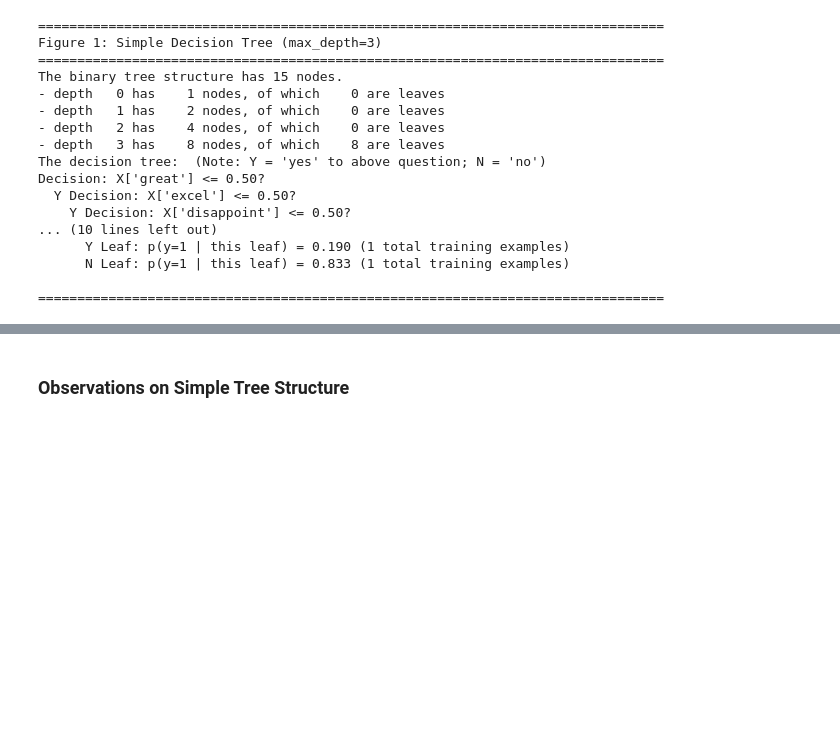
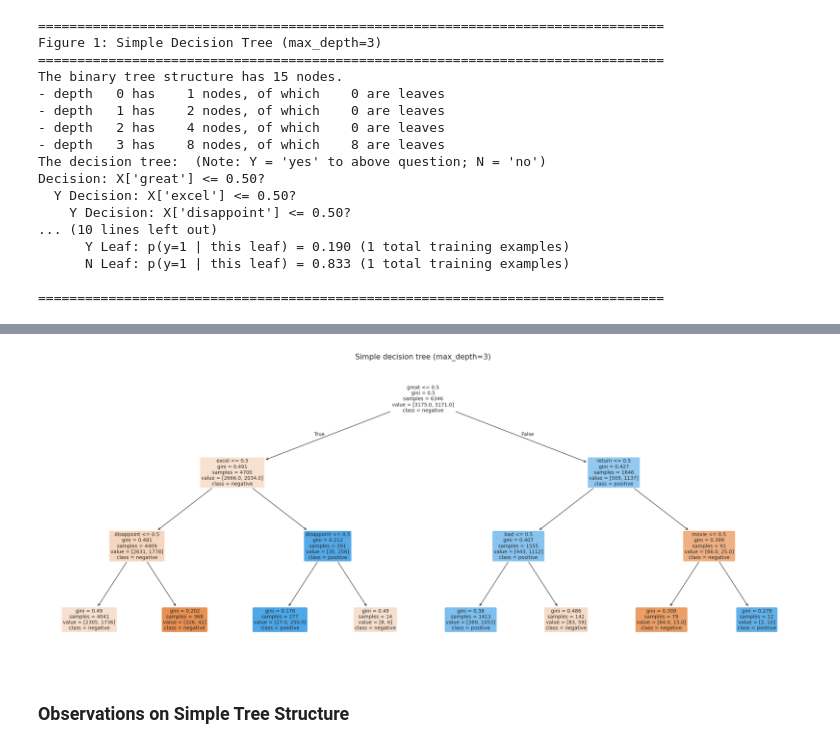
Before and after one commit to likhitbhogadi/assignment-4-smai, a Jupyter notebook: Q3/hw4_notebook.ipynb, the cells around one changed output, grey strips where cells are left out. Saved outputs shown, nothing was run; the diff lists cells and outputs as text; code cells hidden in the pictures; blank space fills up the shorter version.

```diff
--- a/Q3/hw4_notebook.ipynb
+++ b/Q3/hw4_notebook.ipynb
@@ -291,3 +373,22 @@ Decision: X['great'] <= 0.50?
+# %%
+# Draw the depth-3 tree as an actual tree diagram
+fig, ax = plt.subplots(figsize=(22, 9))
+sklearn.tree.plot_tree(
+    simple_tree,
+    feature_names=vocab_list,
+    class_names=['negative', 'positive'],
+    filled=True,
+    rounded=True,
+    impurity=True,
+    proportion=False,
+    fontsize=10,
+    ax=ax,
+)
+plt.title('Simple decision tree (max_depth=3)')
+plt.tight_layout()
+plt.show()
+# %% [output]
+[figure, added]
 # %% [markdown]
 ### Observations on Simple Tree Structure
 # %% [markdown]
```
Also changed, not shown: parts of 34 cells of this notebook, 4 other files.
